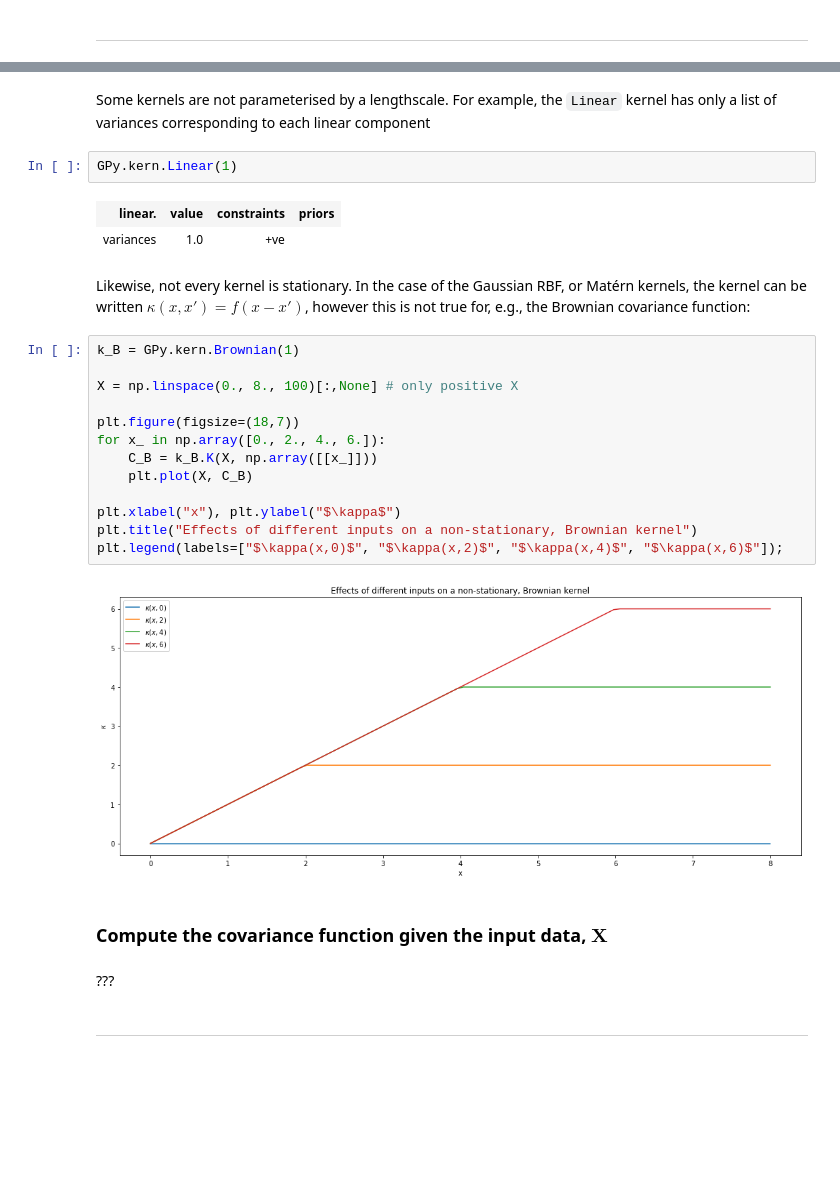
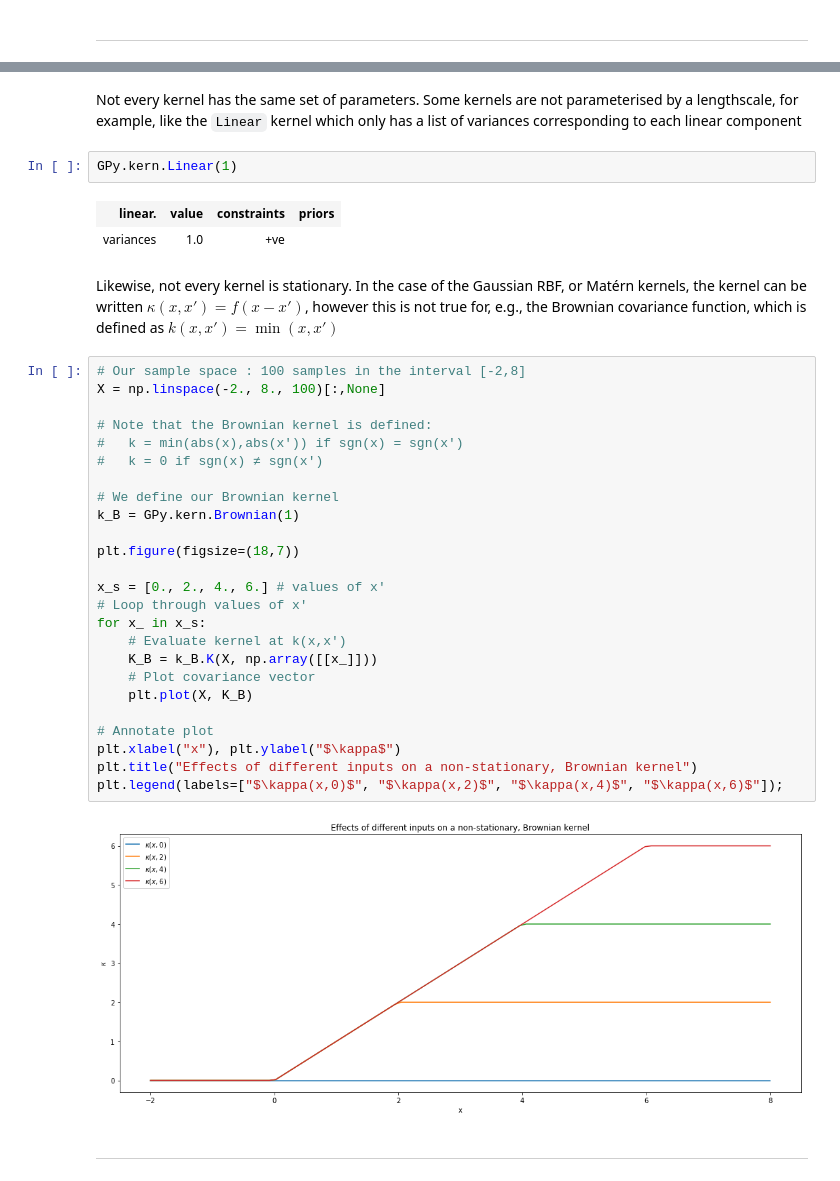
Before and after one commit to gpschool/resources, a Jupyter notebook: lab/GPSS Lab 1 Answers.ipynb, the cells around one changed output, grey strips where cells are left out. Cells and saved outputs as stored; diff of their text form; blank space fills up the shorter version.

```diff
--- a/lab/GPSS Lab 1 Answers.ipynb
+++ b/lab/GPSS Lab 1 Answers.ipynb
@@ -159,33 +208,41 @@ plt.legend(labels=["Gaussian RBF", "Matérn 3/2", "Cosine"]);
 # %% [output]
 [figure]
 # %% [markdown]
-Some kernels are not parameterised by a lengthscale. For example, the `Linear` kernel has only a list of variances corresponding to each linear component
+Not every kernel has the same set of parameters. Some kernels are not parameterised by a lengthscale, for example, like the `Linear` kernel which only has a list of variances corresponding to each linear component
 # %%
 GPy.kern.Linear(1)
 # %% [output]
 | linear. | value | constraints | priors |
 | variances | 1.0 | +ve |  |
 # %% [markdown]
-Likewise, not every kernel is stationary. In the case of the Gaussian RBF, or Matérn kernels, the kernel can be written $\kappa(x,x') = f(x-x')$, however this is not true for, e.g., the Brownian covariance function:
+Likewise, not every kernel is stationary. In the case of the Gaussian RBF, or Matérn kernels, the kernel can be written $\kappa(x,x') = f(x-x')$, however this is not true for, e.g., the Brownian covariance function, which is defined as $k(x,x') = \min(x,x')$
 # %%
+# Our sample space : 100 samples in the interval [-2,8]
+X = np.linspace(-2., 8., 100)[:,None]
+
+# Note that the Brownian kernel is defined:
+#   k = min(abs(x),abs(x')) if sgn(x) = sgn(x')
+#   k = 0 if sgn(x) ≠ sgn(x')
+
+# We define our Brownian kernel
 k_B = GPy.kern.Brownian(1)
 
-X = np.linspace(0., 8., 100)[:,None] # only positive X
+plt.figure(figsize=(18,7))
 
-plt.figure(figsize=(18,7))
-for x_ in np.array([0., 2., 4., 6.]):
-    C_B = k_B.K(X, np.array([[x_]]))
-    plt.plot(X, C_B)
+x_s = [0., 2., 4., 6.] # values of x'
+# Loop through values of x'
+for x_ in x_s:
+    # Evaluate kernel at k(x,x')
+    K_B = k_B.K(X, np.array([[x_]]))
+    # Plot covariance vector
+    plt.plot(X, K_B)
 
+# Annotate plot
 plt.xlabel("x"), plt.ylabel("$\kappa$")
 plt.title("Effects of different inputs on a non-stationary, Brownian kernel")
 plt.legend(labels=["$\kappa(x,0)$", "$\kappa(x,2)$", "$\kappa(x,4)$", "$\kappa(x,6)$"]);
 # %% [output]
-[figure, old version]
+[figure, new version]
-# %% [markdown]
-### Compute the covariance function given the input data, $\mathbf{X}$
-# %% [markdown]
-???
 # %% [markdown]
 ---
 # %% [markdown]
```
Also changed, not shown: parts of 102 cells of this notebook.
